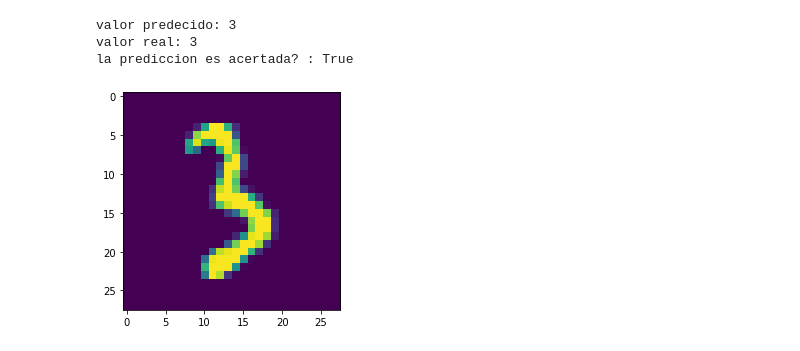
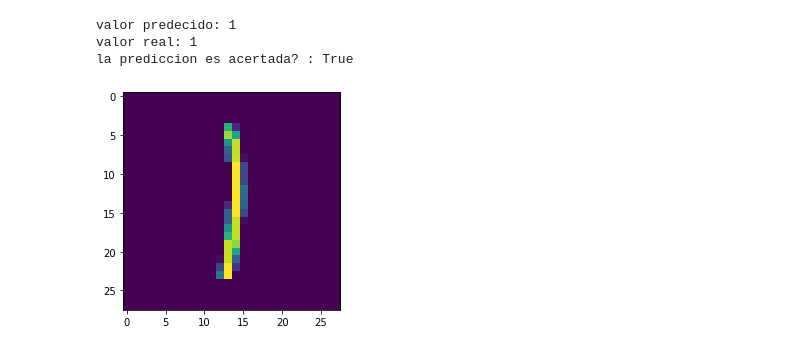
Before and after one commit to paulspartan14/RedNeuronalArtificial, a Jupyter notebook: redneuronalconv.ipynb, the cells around one changed output. Drawn from its saved outputs; the diff is of its cells as text; code cells hidden in the pictures.

```diff
--- a/redneuronalconv.ipynb
+++ b/redneuronalconv.ipynb
@@ -72,19 +75,19 @@ UsageError: Line magic function `%%capture` not found.
 # %%
 # despues de entrenar pasamos las imagenes de prueba
 
-predicciones = model.predict(x_prueba[44][None,:,:]) # solo queremos predecir 1
+predicciones = model.predict(x_prueba[40][None,:,:]) # solo queremos predecir 1
 prediccion = np.argmax(predicciones)
 
 print(f"valor predecido: {prediccion}") # imprime el valor predecido
 
-print(f"valor real: {y_prueba[44]}") # imprime el valor real
+print(f"valor real: {y_prueba[40]}") # imprime el valor real
 
-print(f"la prediccion es acertada? : {prediccion == y_prueba[44]}")
+print(f"la prediccion es acertada? : {prediccion == y_prueba[40]}")
 
-plt.imshow(x_prueba[44])
+plt.imshow(x_prueba[40])
 plt.show()
 # %% [output]
-valor predecido: 3
-valor real: 3
+valor predecido: 1
+valor real: 1
 la prediccion es acertada? : True
-[figure, old version]
+[figure, new version]
```
Also changed, not shown: parts of 3 cells of this notebook, 4 other files.
